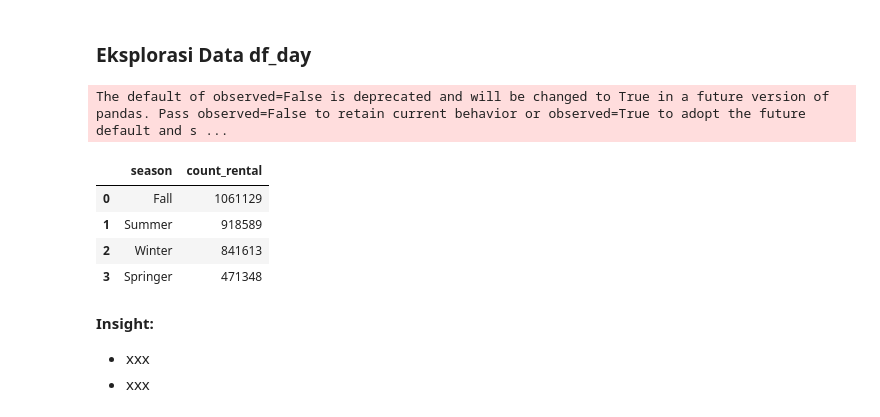
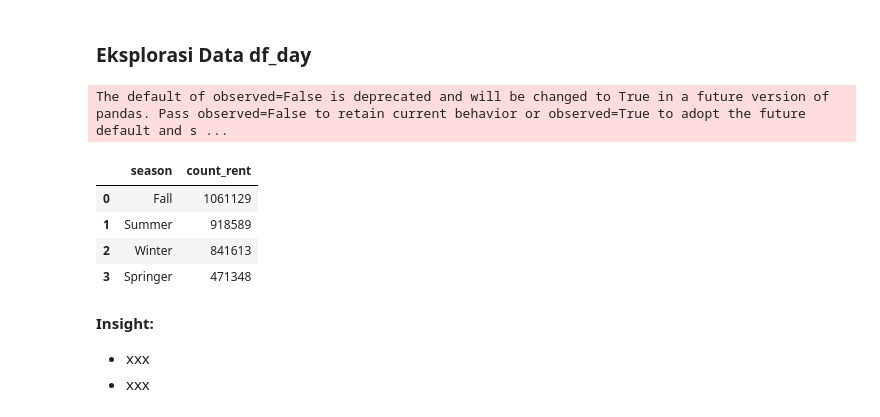
Before and after one commit to alouvre/BADDP_DicodingSubmission_ProyekAnalisisData, a Jupyter notebook: notebook.ipynb, the cells around one changed output. Drawn from its saved outputs; the diff is of its cells as text; code cells hidden in the pictures.

```diff
--- a/notebook.ipynb
+++ b/notebook.ipynb
@@ -240,8 +245,7 @@ memory usage: 58.0 KB
 # %%
-# mengganti nama kolom pada table df_day agar lebih mudah dibaca
 df_day.rename(columns={'dteday':'date','yr':'year','mnth':'month','weekday':'weekday',
-                       'weathersit':'weather_situation', 'windspeed':'wind_speed',
-                       'cnt':'count_rental','hum':'humidity'},inplace=True)
+                       'weathersit':'weather_condition', 'windspeed':'wind_speed',
+                       'cnt':'count_rent','hum':'humidity'},inplace=True)
 # %% [markdown]
 ##### Label dan Ordinal Encoding
 # %%
@@ -374,10 +392,10 @@ df_hour.to_csv(r'dashboard/hour_cleaned.csv')
 ### Eksplorasi Data df_day
 # %%
 # melihat jumlah penyewa di cuaca tertentu
-df_day.groupby(by='season').count_rental.sum().sort_values(ascending=False).reset_index()
+df_day.groupby(by='season').count_rent.sum().sort_values(ascending=False).reset_index()
 # %% [output]
 The default of observed=False is deprecated and will be changed to True in a future version of pandas. Pass observed=False to retain current behavior or observed=True to adopt the future default and s ...
-|  | season | count_rental |
+|  | season | count_rent |
 | 0 | Fall | 1061129 |
 | 1 | Summer | 918589 |
 | 2 | Winter | 841613 |
```
Also changed, not shown: parts of 10 cells of this notebook, 1 other file.
